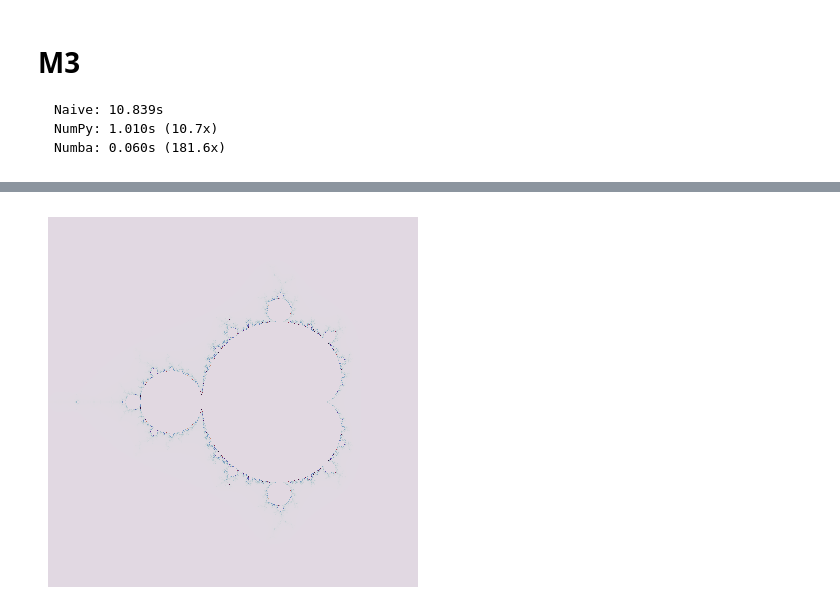
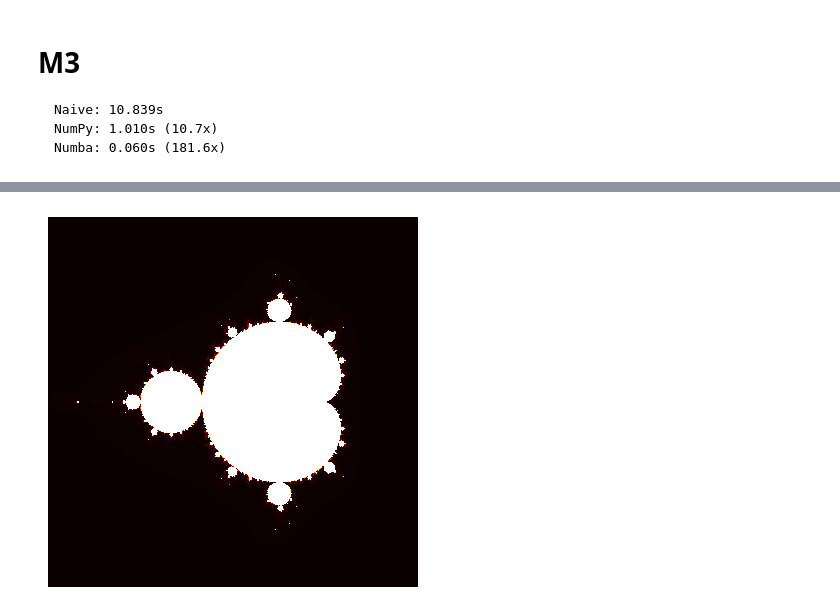
Before and after one commit to MercadonaEnjoyer/mandelbrot-nsc, a Jupyter notebook: mandelbrot-nsc/Mandelbrot_ex.ipynb, the cells around one changed output, grey strips where cells are left out. Saved outputs shown, nothing was run; the diff lists cells and outputs as text; code cells hidden in the pictures.

```diff
--- a/mandelbrot-nsc/Mandelbrot_ex.ipynb
+++ b/mandelbrot-nsc/Mandelbrot_ex.ipynb
@@ -329,9 +326,9 @@ float64: 0.064s
 # %%
 if __name__ == "__main__":
     rows, cols = 2048, 2048
-    mandelbrot = mandelbrot_numba_dtype(rows, cols, 10000, dtype = np.float32)
+    mandelbrot = mandelbrot_numba_dtype(rows, cols, 1000, dtype = np.float32)
 
-    plt.imshow(mandelbrot, cmap='twilight', interpolation='nearest')
+    plt.imshow(mandelbrot, cmap='hot', interpolation='nearest')
     plt.axis('off')
     plt.show()
 # %% [output]
@@ -339,11 +336,11 @@ if __name__ == "__main__":
 # %%
 if __name__ == "__main__":
     rows, cols = 2048, 2048
-    mandelbrot = mandelbrot_numba_dtype(rows, cols, 10000, dtype = np.float64)
+    mandelbrot = mandelbrot_numba_dtype(rows, cols, 1000, dtype = np.float64)
 
-    plt.imshow(mandelbrot, cmap='twilight', interpolation='nearest')
+    plt.imshow(mandelbrot, cmap='hot', interpolation='nearest')
     plt.axis('off')
     plt.show()
 # %% [output]
-[figure, old version]
+[figure, new version]
 # %% [markdown]
```
Also changed, not shown: parts of 18 cells of this notebook, 4 other files.
